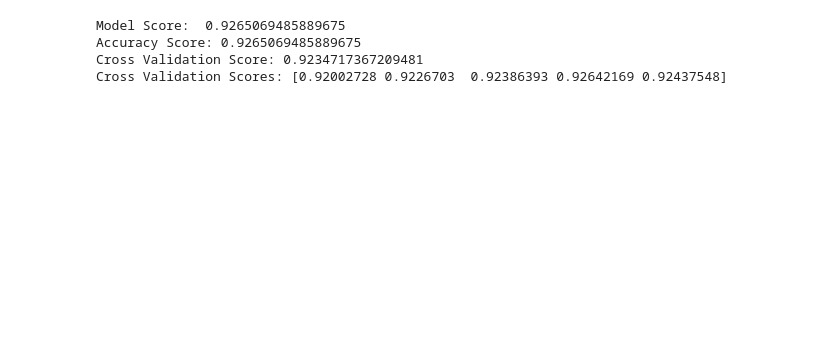
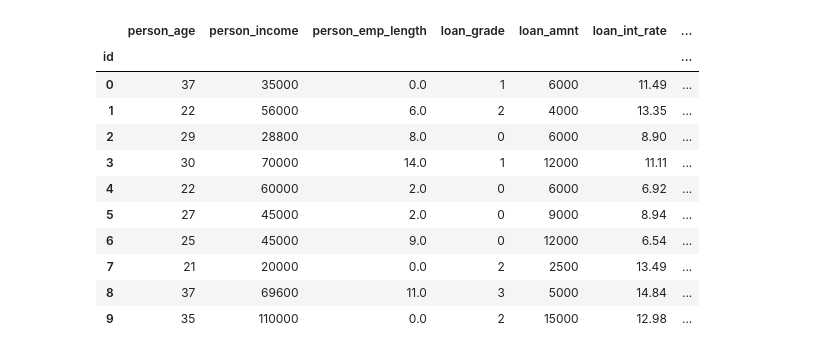
Before and after one commit to KevinShindel/MachineLearning, a Jupyter notebook: Kaggle/Challenges/Loan Approval Prediction.ipynb, the cells around one changed output. Cells and saved outputs as stored; diff of their text form; code cells hidden in the pictures; blank space fills up the shorter version.

Commit message:
Loan Prediction

```diff
--- a/Kaggle/Challenges/Loan Approval Prediction.ipynb
+++ b/Kaggle/Challenges/Loan Approval Prediction.ipynb
@@ -35,32 +42,0 @@ col_transformer = ColumnTransformer(transformers=
-# %%
-from sklearn.model_selection import cross_val_score
-
-# Using SVC estimator
-best_params = {'C': 1,
-               'coef0': 0,
-               'degree': 1,
-               'gamma': 2,
-               'probability': True,
-               'kernel': 'rbf',
-               'random_state': 666}
-
-estimator = SVC(**best_params)
-pipeline = make_pipeline(col_transformer, estimator)
-
-pipeline.fit(X_train, y_train)
-y_pred = pipeline.predict(X_test)
-model_score = pipeline.score(X_test, y_test)
-
-cross_validation = cross_val_score(pipeline, X, y, cv=5)
-mean_cross_val = cross_validation.mean()
-
-# Show Report
-print('Model Score: ', model_score)
-print('Accuracy Score:', accuracy_score(y_test, y_pred)) # best score 0.93 by using SVC
-print('Cross Validation Score:', mean_cross_val)
-print('Cross Validation Scores:', cross_validation)
-# %% [output]
-Model Score:  0.9265069485889675
-Accuracy Score: 0.9265069485889675
-Cross Validation Score: 0.9234717367209481
-Cross Validation Scores: [0.92002728 0.9226703  0.92386393 0.92642169 0.92437548]
@@ -66,0 +50,33 @@ Cross Validation Scores: [0.92002728 0.9226703  0.92386393 0.92642169 0.92437548
+# %%
+# training set contains one row with age = 123 (it's an outlier), need to remove it
+train = train[train['person_age'] < 100]
+# %%
+# Check correlation for the target variable (loan_status)
+train_copy = train.copy()
+
+# # Person Age, cb_person_cred_hist_length and loan_intent have low correlation with loan_status (we can drop them)
+# columns_to_drop = ['person_age', 'cb_person_cred_hist_length', 'loan_intent']
+# train_copy.drop(columns=columns_to_drop, inplace=True)
+
+# columns loan_grade can be encode to numbers
+# columns cb_person_default_on_file can be encode to numbers
+# person_home_ownership can be encode to one-hot encoding
+
+train_copy['loan_grade'] = train_copy['loan_grade'].astype('category').cat.codes
+train_copy['cb_person_default_on_file'] = train_copy['cb_person_default_on_file'].astype('category').cat.codes
+train_copy = pd.get_dummies(train_copy, columns=['person_home_ownership', 'loan_intent'])
+
+train_copy.head(10)
+# %% [output]
+|  | person_age | person_income | person_emp_length | loan_grade | loan_amnt | loan_int_rate | ... |
+| id |  |  |  |  |  |  | ... |
+| 0 | 37 | 35000 | 0.0 | 1 | 6000 | 11.49 | ... |
+| 1 | 22 | 56000 | 6.0 | 2 | 4000 | 13.35 | ... |
+| 2 | 29 | 28800 | 8.0 | 0 | 6000 | 8.90 | ... |
+| 3 | 30 | 70000 | 14.0 | 1 | 12000 | 11.11 | ... |
+| 4 | 22 | 60000 | 2.0 | 0 | 6000 | 6.92 | ... |
+| 5 | 27 | 45000 | 2.0 | 0 | 9000 | 8.94 | ... |
+| 6 | 25 | 45000 | 9.0 | 0 | 12000 | 6.54 | ... |
+| 7 | 21 | 20000 | 0.0 | 2 | 2500 | 13.49 | ... |
+| 8 | 37 | 69600 | 11.0 | 3 | 5000 | 14.84 | ... |
+| 9 | 35 | 110000 | 0.0 | 2 | 15000 | 12.98 | ... |
```
Also changed, not shown: parts of 32 cells of this notebook, 11 other files.
